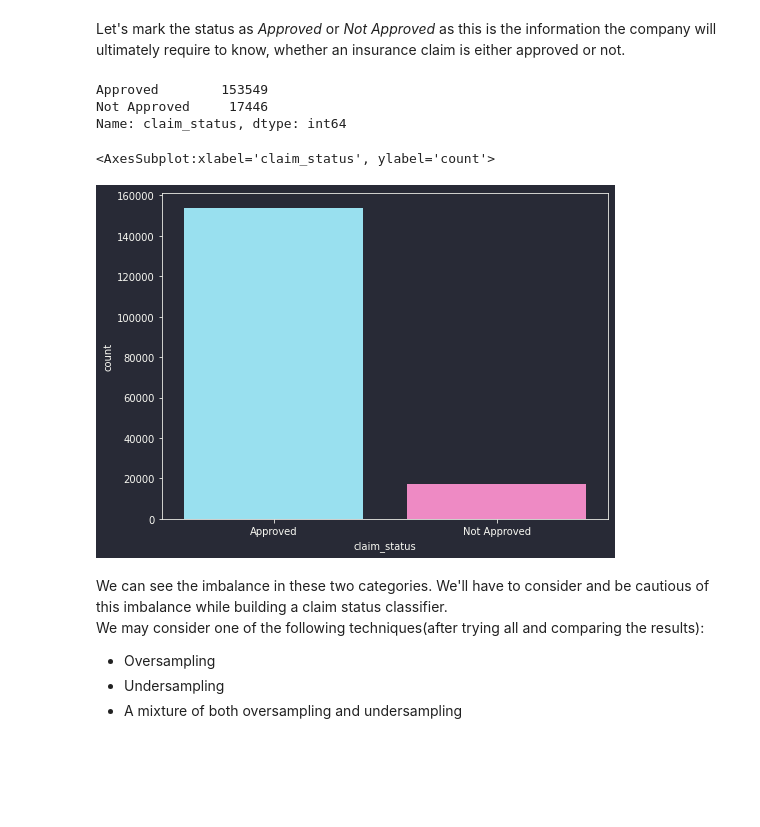
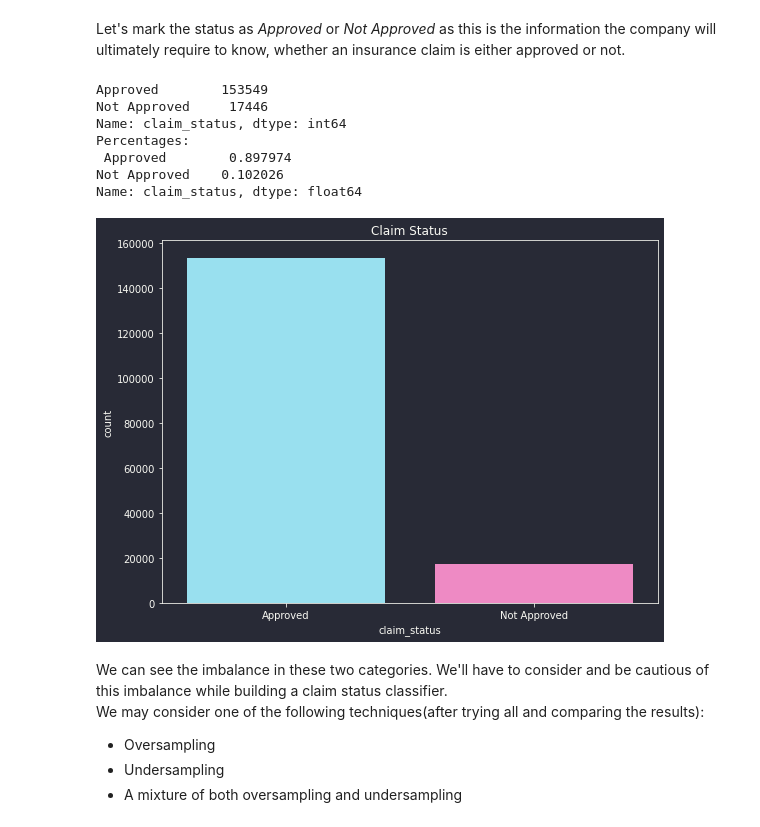
Before and after one commit to lyraxvincent/insurance-claims-prediction, a Jupyter notebook: EDA.ipynb, the cells around one changed output. Drawn from its saved outputs; the diff is of its cells as text; code cells hidden in the pictures; blank space fills up the shorter version.

```diff
--- a/EDA.ipynb
+++ b/EDA.ipynb
@@ -104,15 +121,22 @@ Name: claim_status, dtype: int64
 Let's mark the status as _Approved_ or _Not Approved_ as this is the information the company will ultimately require to know, whether an insurance claim is either approved or not.
 # %%
 data.claim_status.replace(['ReSubmitted', 'Submitted', 'PartiallyRejected', 'Rejected'], 'Not Approved', inplace=True)
-print(data.claim_status.value_counts())
+print(data.claim_status.value_counts(), "\nPercentages:\n", data.claim_status.value_counts(normalize=True))
 plt.figure(figsize=(8,6))
 sns.countplot(x=data.claim_status)
+
+plt.title("Claim Status")
+plt.tight_layout()
+plt.savefig("plots/claim status distribution.png", dpi=1000)
 # %% [output]
 Approved        153549
 Not Approved     17446
 Name: claim_status, dtype: int64
+Percentages:
+ Approved        0.897974
+Not Approved    0.102026
+Name: claim_status, dtype: float64
-<AxesSubplot:xlabel='claim_status', ylabel='count'>
-[figure, old version]
+[figure, new version]
 # %% [markdown]
 We can see the imbalance in these two categories. We'll have to consider and be cautious of this imbalance while building a claim status classifier.
 We may consider one of the following techniques(after trying all and comparing the results):
```
Also changed, not shown: parts of 14 cells of this notebook, 5 other files.
